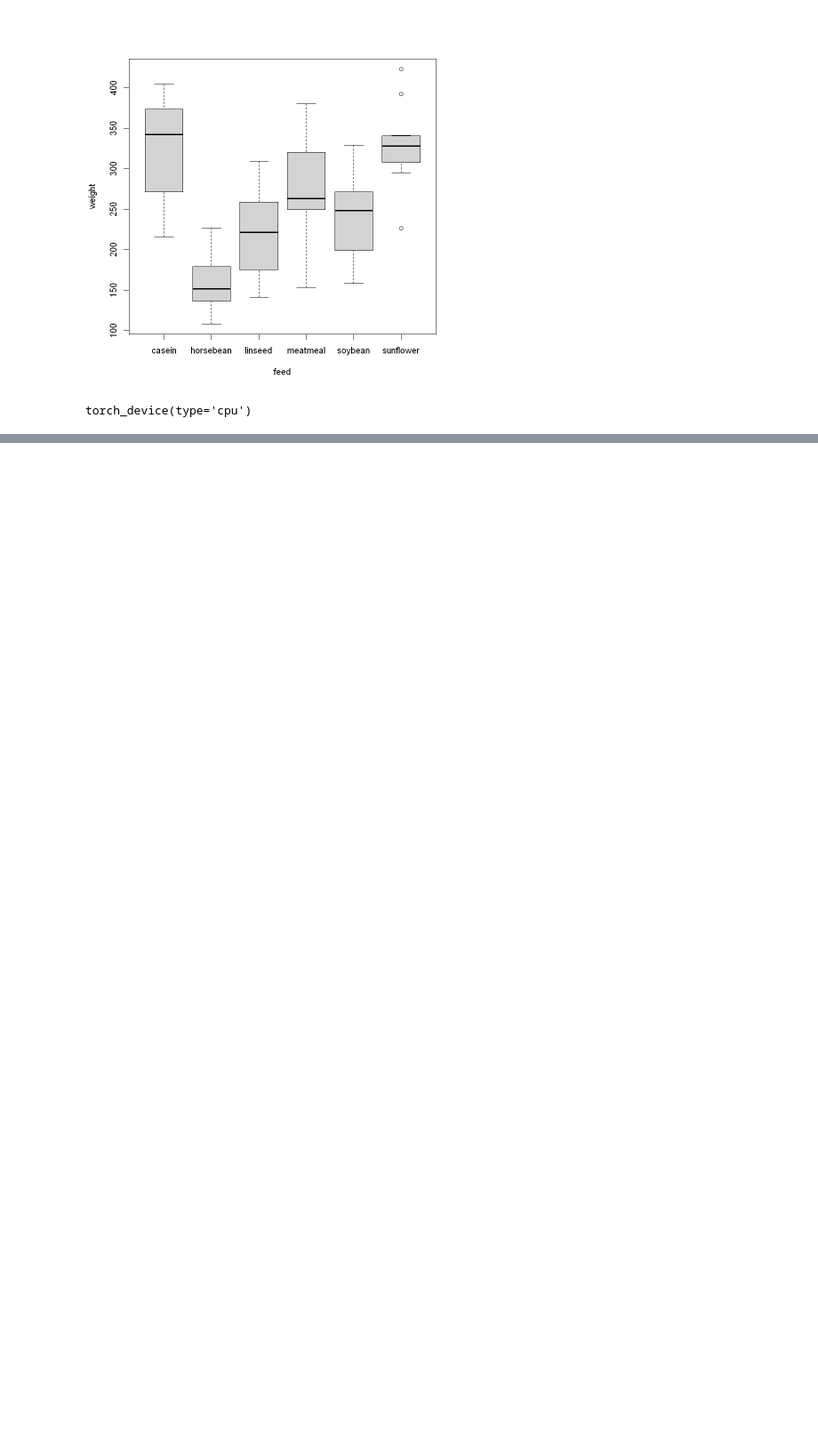
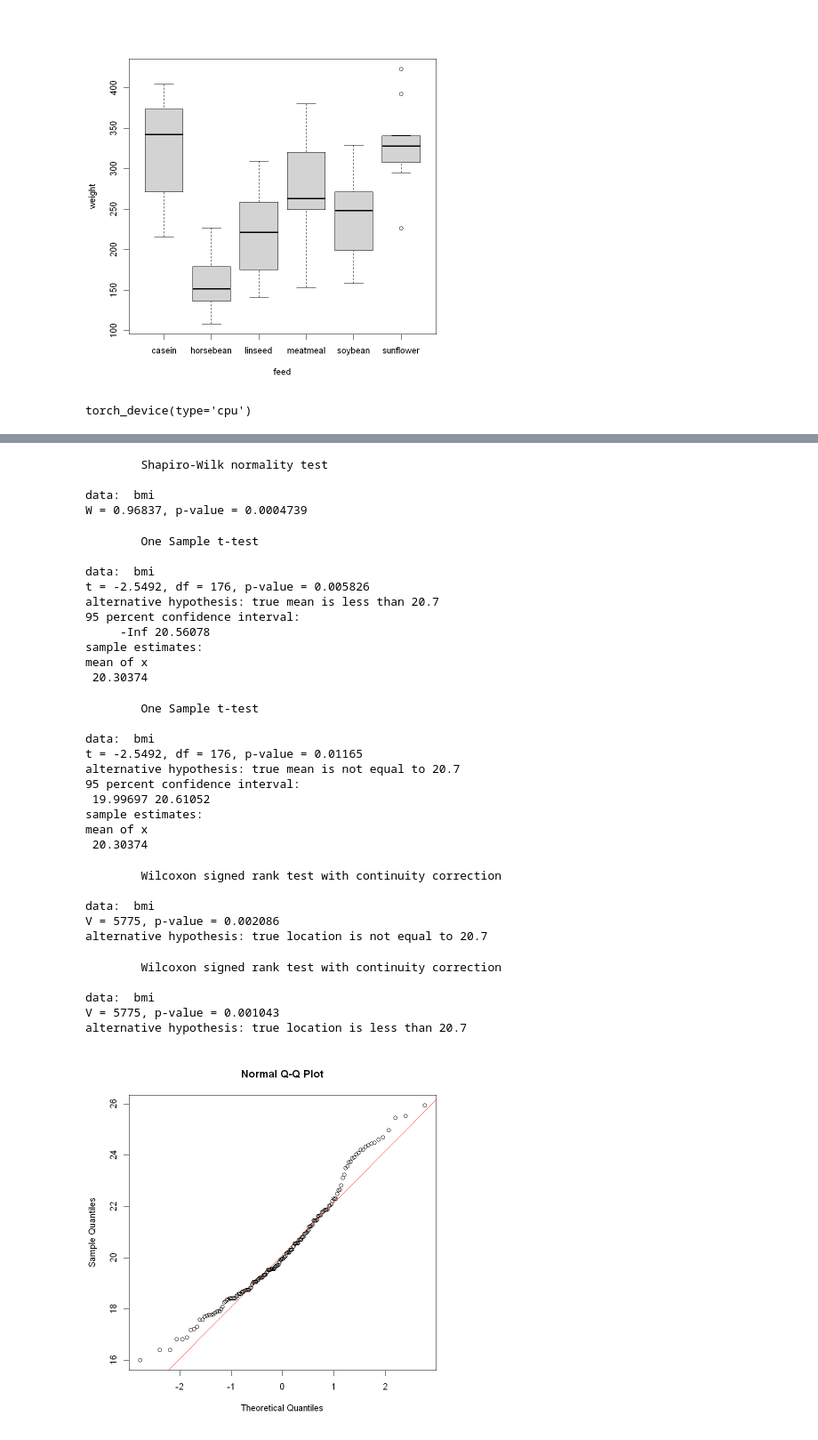
Before and after one commit to RafsanJany-UST/R_Is_On, a Jupyter notebook: CODE/practice.ipynb, the cells around one changed output, grey strips where cells are left out. Shown: that part at 89% size. Cells and saved outputs as stored; diff of their text form; code cells hidden in the pictures; blank space fills up the shorter version.

```diff
--- a/CODE/practice.ipynb
+++ b/CODE/practice.ipynb
@@ -388,0 +470,51 @@ torch_device(type='cpu')
+# %%
+BMI<-read.table(("C:\\Users\\RAZER\\Documents\\GitHub_2\\R_Is_On\\R_exercise_Data\\R_exercise\\bmi.txt"),
+                col.names=c("height","weight","year","religion","gender","marriage"))
+bmi<-BMI$weight/(BMI$height/100)^2  #bmi=kg/m2
+
+qqnorm(bmi)
+qqline(bmi,col="red")
+shapiro.test(bmi)
+
+t.test(bmi,mu=20.7, alter="less")  #(H1: mu< 20.7)
+t.test(bmi,mu=20.7) #two-sided
+
+
+wilcox.test(bmi, mu = 20.7)
+wilcox.test(bmi, mu = 20.7, alternative = "less")
+# %% [output]
+        Shapiro-Wilk normality test
+
+data:  bmi
+W = 0.96837, p-value = 0.0004739
+        One Sample t-test
+
+data:  bmi
+t = -2.5492, df = 176, p-value = 0.005826
+alternative hypothesis: true mean is less than 20.7
+95 percent confidence interval:
+     -Inf 20.56078
+sample estimates:
+mean of x
+ 20.30374
+        One Sample t-test
+
+data:  bmi
+t = -2.5492, df = 176, p-value = 0.01165
+alternative hypothesis: true mean is not equal to 20.7
+95 percent confidence interval:
+ 19.99697 20.61052
+sample estimates:
+mean of x
+ 20.30374
+        Wilcoxon signed rank test with continuity correction
+
+data:  bmi
+V = 5775, p-value = 0.002086
+alternative hypothesis: true location is not equal to 20.7
+        Wilcoxon signed rank test with continuity correction
+
+data:  bmi
+V = 5775, p-value = 0.001043
+alternative hypothesis: true location is less than 20.7
+[figure, added]
```
Also changed, not shown: parts of 11 cells of this notebook.
